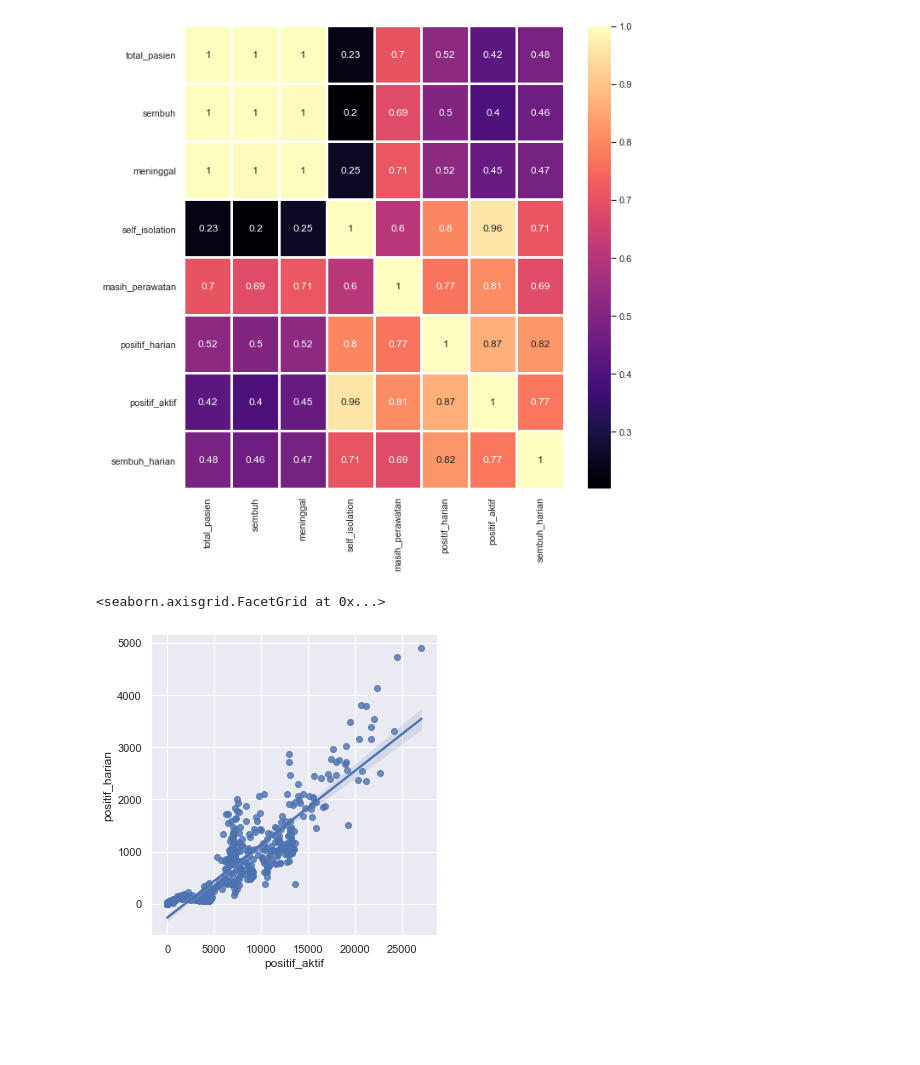
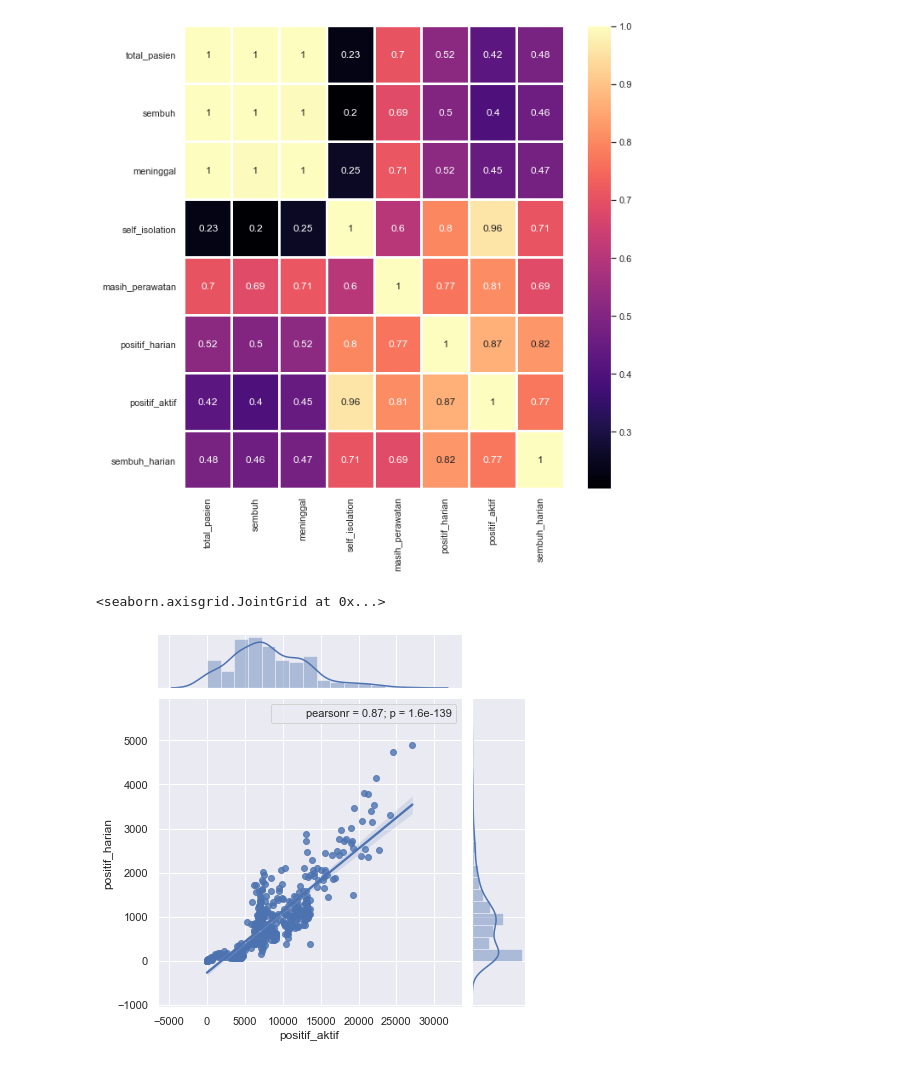
Before and after one commit to rshby/comp_fest_data_science, a Jupyter notebook: covid19_jakarta.ipynb, the cells around one changed output. Cells and saved outputs as stored; diff of their text form; code cells hidden in the pictures; blank space fills up the shorter version.

```diff
--- a/covid19_jakarta.ipynb
+++ b/covid19_jakarta.ipynb
@@ -160,8 +165,8 @@ _ = sns.heatmap(df.loc[:,"total_pasien":"sembuh_harian"].corr(), annot=True, cma
 # %% [output]
 [figure]
 # %%
-sns.lmplot(x="positif_aktif", y="positif_harian", data=df)
+sns.jointplot(x="positif_aktif", y="positif_harian", data=df, stat_func=stat.pearsonr, kind="reg")
 # %% [output]
-<seaborn.axisgrid.FacetGrid at 0x...>
+<seaborn.axisgrid.JointGrid at 0x...>
-[figure, old version]
+[figure, new version]
 # %%
```
Also changed, not shown: parts of 6 cells of this notebook, 3 other files.
